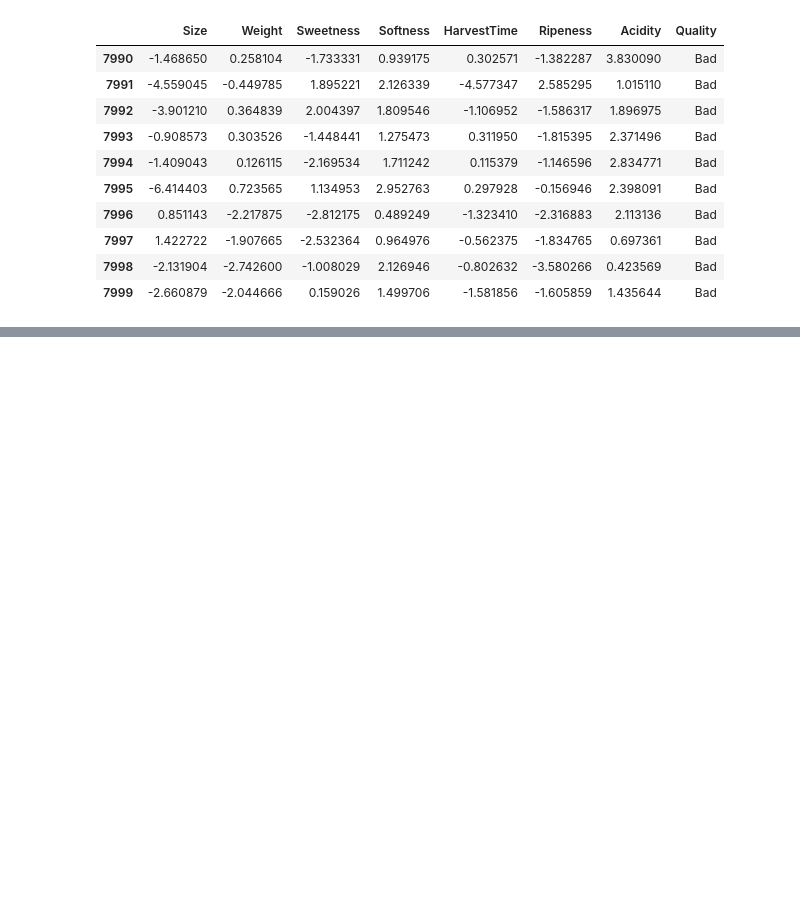
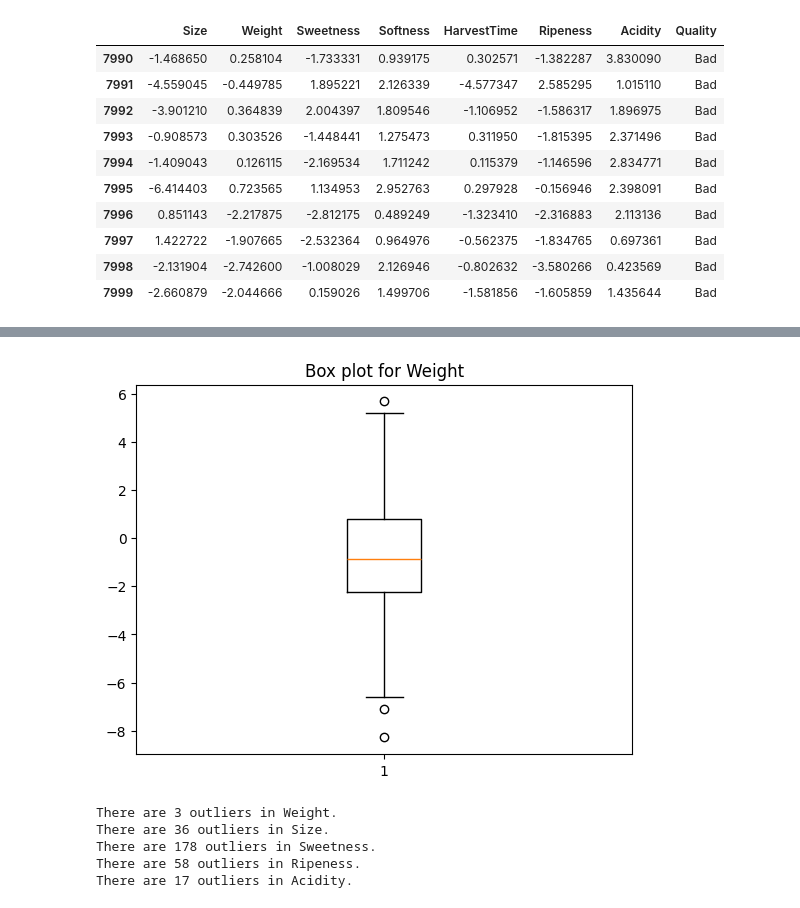
Before and after one commit to KaushalKishorMishra/AI-ML-Training, a Jupyter notebook: Class 3.ipynb, the cells around one changed output, grey strips where cells are left out. Cells and saved outputs as stored; diff of their text form; code cells hidden in the pictures; blank space fills up the shorter version.

```diff
--- a/Class 3.ipynb
+++ b/Class 3.ipynb
@@ -68,0 +89,29 @@ plt.show()
+# %%
+plt.boxplot(final_data['Weight'])
+plt.title('Box plot for Weight')
+plt.show()
+# %% [output]
+[figure, added]
+# %%
+for column_name in ['Weight', 'Size', 'Sweetness', 'Ripeness', 'Acidity']:
+# Assuming data is your DataFrame and 'column_name' is the column for which you want to check outliers
+    Q1 = final_data[column_name].quantile(0.25)
+    Q3 = final_data[column_name].quantile(0.75)
+    IQR = Q3 - Q1
+
+    # Define the boundary for outliers
+    lower_bound = Q1 - 1.5 * IQR
+    upper_bound = Q3 + 1.5 * IQR
+
+    # Get the number of outliers
+    outliers = final_data[(final_data[column_name] < lower_bound) |
+                    (final_data[column_name] > upper_bound)]
+    num_outliers = outliers.shape[0]
+
+    print(f'There are {num_outliers} outliers in {column_name}.')
+# %% [output]
+There are 3 outliers in Weight.
+There are 36 outliers in Size.
+There are 178 outliers in Sweetness.
+There are 58 outliers in Ripeness.
+There are 17 outliers in Acidity.
```
Also changed, not shown: parts of 10 cells of this notebook, 1 other file.
